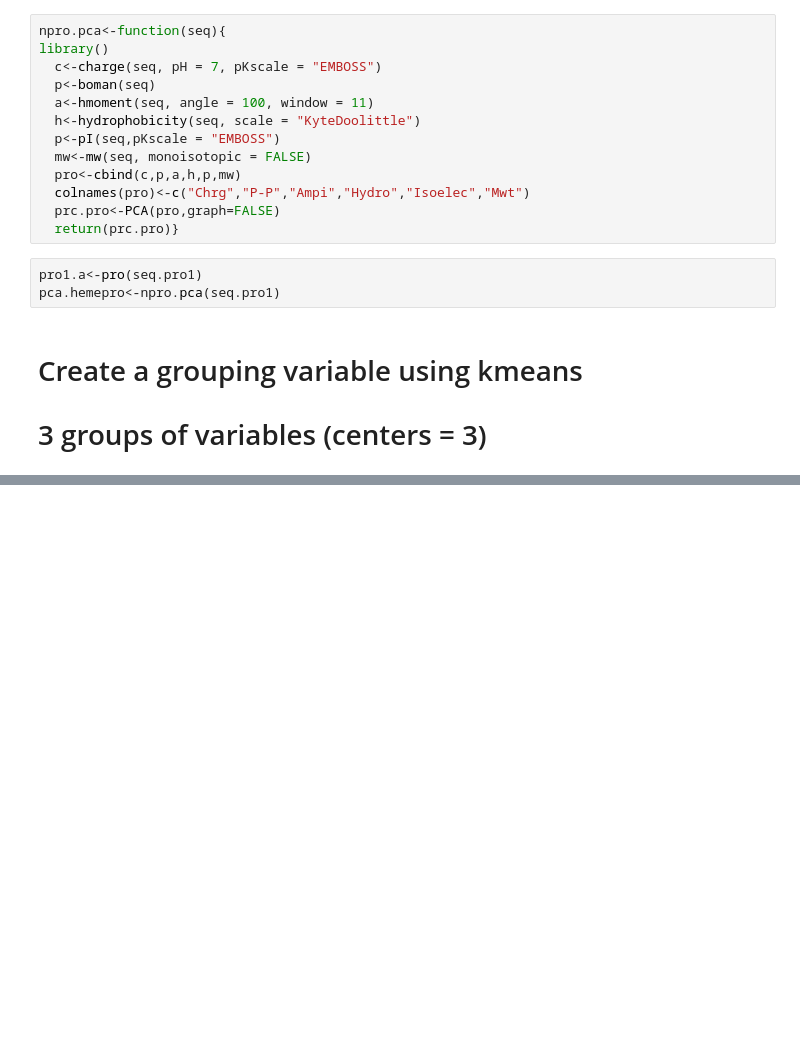
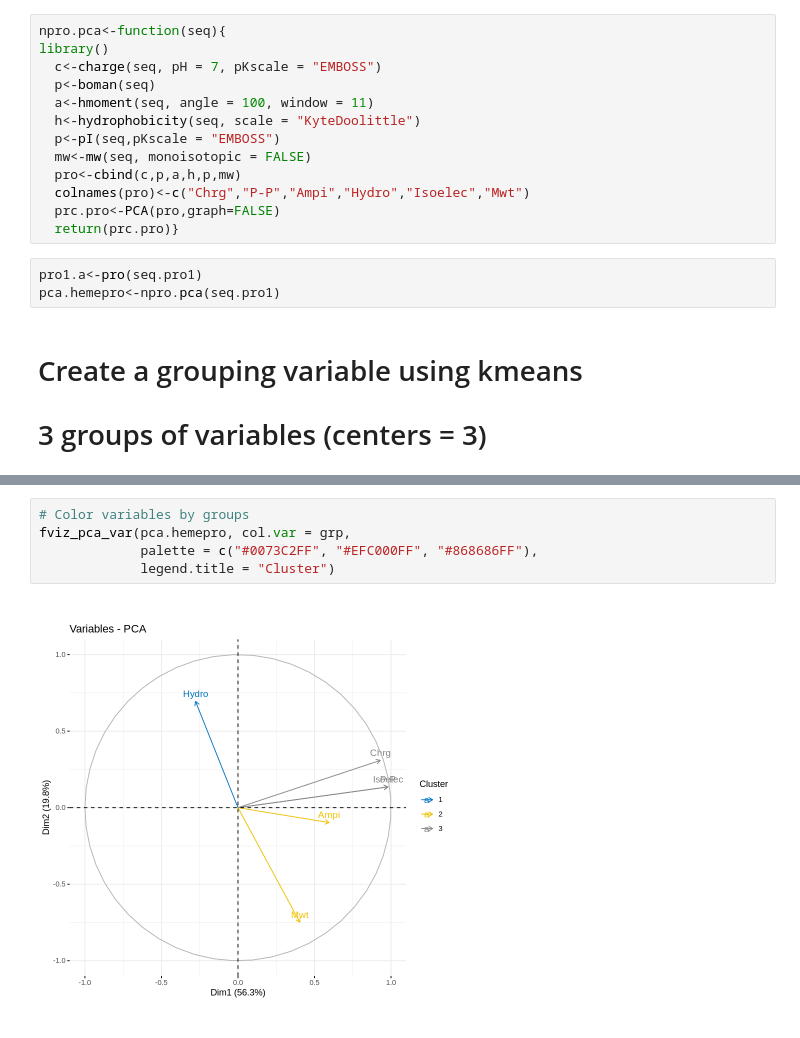
Before and after one commit to adgcal/Anjan_collab_R, a Jupyter notebook: 5_peptides.ipynb, the cells around one changed output, grey strips where cells are left out. Saved outputs shown, nothing was run; the diff lists cells and outputs as text; blank space fills up the shorter version.

```diff
--- a/5_peptides.ipynb
+++ b/5_peptides.ipynb
@@ -263,0 +275,7 @@ ERROR: ignored
+# %%
+# Color variables by groups
+fviz_pca_var(pca.hemepro, col.var = grp,
+             palette = c("#0073C2FF", "#EFC000FF", "#868686FF"),
+             legend.title = "Cluster")
+# %% [output]
+[figure, added]
```
Also changed, not shown: parts of 10 cells of this notebook.
